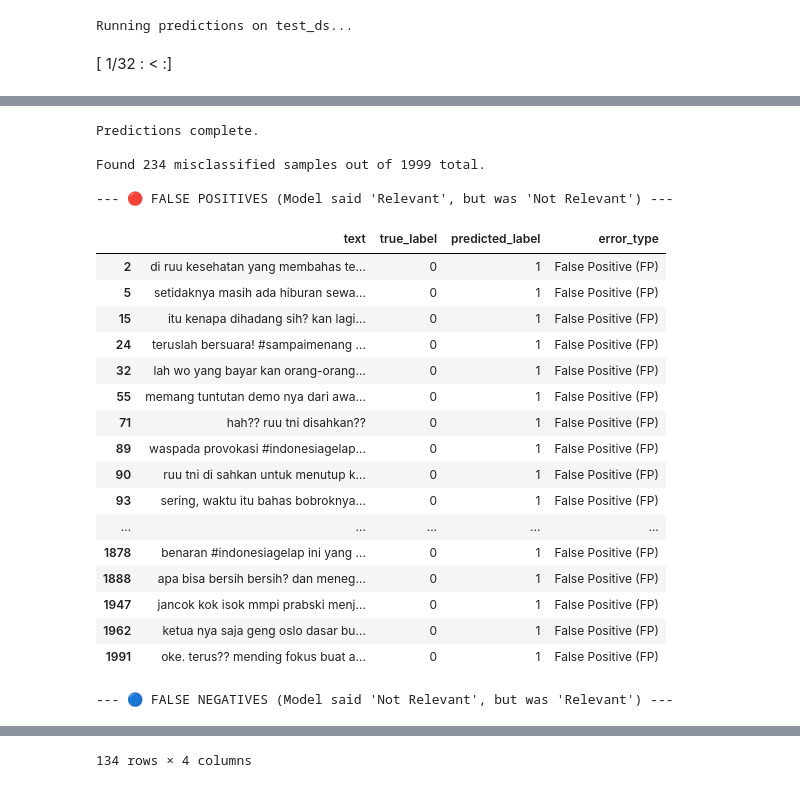
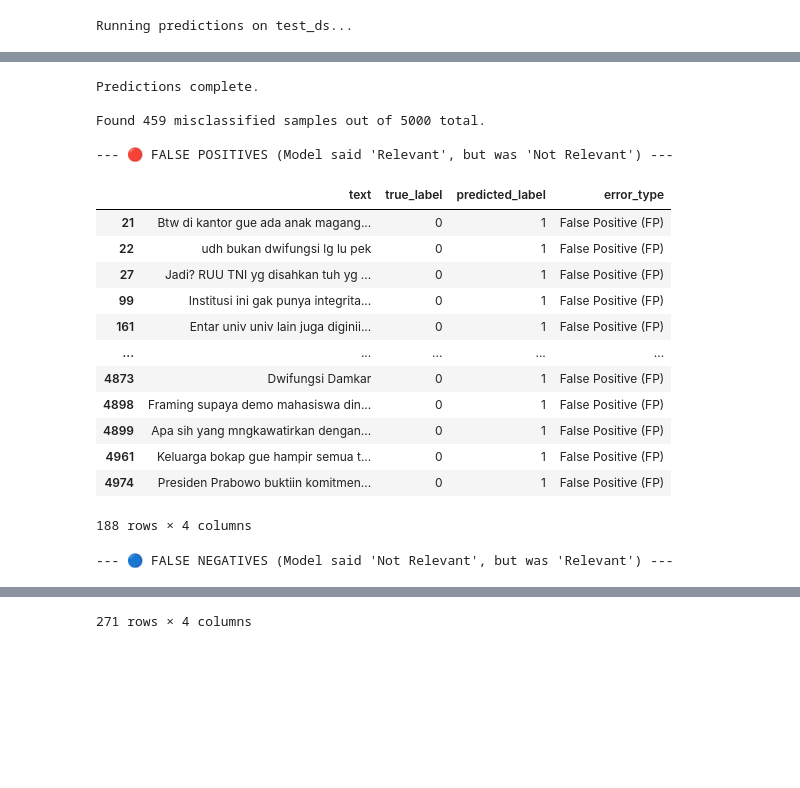
Before and after one commit to SorataBaka/2025-graduation-research, a Jupyter notebook: relevancy-classifier/5. relevancy_classifier_training.ipynb, the cells around one changed output, grey strips where cells are left out. Drawn from its saved outputs; the diff is of its cells as text; code cells hidden in the pictures; blank space fills up the shorter version.

```diff
--- a/relevancy-classifier/5. relevancy_classifier_training.ipynb
+++ b/relevancy-classifier/5. relevancy_classifier_training.ipynb
@@ -1,7 +1,7 @@
 # %%
 from datasets import load_dataset, ClassLabel
-ds = load_dataset("tianharjuno/twitter-parse", cache_dir="cache/")
-train_ds = ds["sampled_20000_labeled"]
+ds = load_dataset("tianharjuno/twitter-parse", cache_dir="/data/cache/")
+train_ds = ds["train"]
 test_ds = ds["test"]
 # Split into 80% train, 20% temp (for eval + test)
 train_ds_split= train_ds.train_test_split(test_size=0.2, seed=42)
@@ -13,18 +13,18 @@ print(train_ds, eval_ds, test_ds)
 
 print(f"Train: {len(train_ds)}, Eval: {len(eval_ds)}, Test: {len(test_ds)}")
 
-class_labels = ClassLabel(names=list(set(train_ds["related"])))
+class_labels = ClassLabel(names=list(set(train_ds["relevant"])))
 
-train_ds = train_ds.cast_column("related", class_labels)
-eval_ds = eval_ds.cast_column("related", class_labels)
-test_ds = test_ds.cast_column("related", class_labels)
+train_ds = train_ds.cast_column("relevant", class_labels)
+eval_ds = eval_ds.cast_column("relevant", class_labels)
+test_ds = test_ds.cast_column("relevant", class_labels)
 
-cleaned_train_ds = train_ds.select_columns(["content", "related"])
-cleaned_test_ds = test_ds.select_columns(["content", "related"])
-cleaned_eval_ds = eval_ds.select_columns(["content", "related"])
-cleaned_train_ds = cleaned_train_ds.rename_column("related", "label")
-cleaned_eval_ds = cleaned_eval_ds.rename_column("related", "label")
-cleaned_test_ds = cleaned_test_ds.rename_column("related", "label")
+cleaned_train_ds = train_ds.select_columns(["content", "relevant"])
+cleaned_test_ds = test_ds.select_columns(["content", "relevant"])
+cleaned_eval_ds = eval_ds.select_columns(["content", "relevant"])
+cleaned_train_ds = cleaned_train_ds.rename_column("relevant", "label")
+cleaned_eval_ds = cleaned_eval_ds.rename_column("relevant", "label")
+cleaned_test_ds = cleaned_test_ds.rename_column("relevant", "label")
 
 cleaned_train_ds = cleaned_train_ds.rename_column("content", "text")
 cleaned_eval_ds = cleaned_eval_ds.rename_column("content", "text")
@@ -81,11 +81,11 @@ device = torch.device("cuda")
 # Load model & tokenizer
 model = AutoModelForSequenceClassification.from_pretrained(
     "indolem/indobertweet-base-uncased",
-    cache_dir="cache/"
+    cache_dir="/data/cache/"
 )
 tokenizer = AutoTokenizer.from_pretrained(
     "indolem/indobertweet-base-uncased",
-    cache_dir="cache/"
+    cache_dir="/data/cache/"
 )
 
 # Move model to device
@@ -176,22 +191,21 @@ def compute_metrics(class_names):
 
 
 training_args = TrainingArguments(
-    output_dir="./results",
+    output_dir="/data",
     overwrite_output_dir=True,
     eval_strategy="epoch",     # evaluate at the end of each epoch
     save_strategy="epoch",           # save checkpoint at the end of each epoch
     learning_rate=1e-5,
     per_device_train_batch_size=128,
     per_device_eval_batch_size=256,
-    num_train_epochs=40,
+    num_train_epochs=10,
     weight_decay=0.05,
     logging_strategy="epoch",
     load_best_model_at_end=True,
     metric_for_best_model="eval_macro_f1",
     greater_is_better=True,
-    warmup_steps=500,
+    warmup_ratio=0.01,
     fp16=True,
-    gradient_accumulation_steps=1,
 )
 
 def train_model(
@@ -210,13 +224,12 @@ def train_model(
         eval_dataset=eval_dataset,
         data_collator=default_data_collator,
         compute_metrics=compute_callback,
-        callbacks=[EarlyStoppingCallback(early_stopping_patience=3)],
         class_weights=class_weights
     )
     print("Starting training...")
     trainer.train()
     print("Training complete. Evaluating...")
-    return trainer.evaluate(eval_dataset = test_dataset)
+    return trainer.evaluate(eval_dataset = test_dataset), trainer.model
 # %%
 import os
 num_false = label_counts.get(False, 0)
@@ -226,6 +239,6 @@ total = num_false + num_true
 my_weights = torch.tensor([num_true / total,  # weight for class 0 (False)
                            num_false / total], # weight for class 1 (True)
                            dtype=torch.float)
-results = train_model(model, encoded_train_ds, encoded_eval_ds, encoded_test_ds, class_labels.names, my_weights)
+results, trained_model = train_model(model, encoded_train_ds, encoded_eval_ds, encoded_test_ds, class_labels.names, my_weights)
 # %% [output]
 Starting training...
@@ -251,13 +286,14 @@ from IPython.display import display, HTML
 # We don't need a full training setup, just a place to output predictions.
 # This creates a dummy TrainingArguments object.
 training_args = TrainingArguments(
-    output_dir="./temp_trainer_results",
+    output_dir="/data",
     per_device_eval_batch_size=64, # Use a large batch size for fast eval
 )
 
 # Initialize the Trainer
 trainer = Trainer(
-    model=model,
+
+    model=trained_model,
     args=training_args,
 )
 
@@ -327,4 +363,3 @@ print("\n--- 🔵 FALSE NEGATIVES (Model said 'Not Relevant', but was 'Relevant'
 display(errors_df[errors_df['error_type'] == 'False Negative (FN)'])
 # %% [output]
 Running predictions on test_ds...
-[ 1/32 : < :]
@@ -331,24 +367,20 @@ Running predictions on test_ds...
 Predictions complete.
 
-Found 234 misclassified samples out of 1999 total.
+Found 459 misclassified samples out of 5000 total.
 
 --- 🔴 FALSE POSITIVES (Model said 'Relevant', but was 'Not Relevant') ---
 |  | text | true_label | predicted_label | error_type |
-| 2 | di ruu kesehatan yang membahas te... | 0 | 1 | False Positive (FP) |
-| 5 | setidaknya masih ada hiburan sewa... | 0 | 1 | False Positive (FP) |
-| 15 | itu kenapa dihadang sih? kan lagi... | 0 | 1 | False Positive (FP) |
-| 24 | teruslah bersuara! #sampaimenang ... | 0 | 1 | False Positive (FP) |
-| 32 | lah wo yang bayar kan orang-orang... | 0 | 1 | False Positive (FP) |
-| 55 | memang tuntutan demo nya dari awa... | 0 | 1 | False Positive (FP) |
-| 71 | hah?? ruu tni disahkan?? | 0 | 1 | False Positive (FP) |
-| 89 | waspada provokasi #indonesiagelap... | 0 | 1 | False Positive (FP) |
-| 90 | ruu tni di sahkan untuk menutup k... | 0 | 1 | False Positive (FP) |
-| 93 | sering, waktu itu bahas bobroknya... | 0 | 1 | False Positive (FP) |
+| 21 | Btw di kantor gue ada anak magang... | 0 | 1 | False Positive (FP) |
+| 22 | udh bukan dwifungsi lg lu pek | 0 | 1 | False Positive (FP) |
+| 27 | Jadi? RUU TNI yg disahkan tuh yg ... | 0 | 1 | False Positive (FP) |
+| 99 | Institusi ini gak punya integrita... | 0 | 1 | False Positive (FP) |
+| 161 | Entar univ univ lain juga diginii... | 0 | 1 | False Positive (FP) |
 | ... | ... | ... | ... | ... |
-| 1878 | benaran #indonesiagelap ini yang ... | 0 | 1 | False Positive (FP) |
-| 1888 | apa bisa bersih bersih? dan meneg... | 0 | 1 | False Positive (FP) |
-| 1947 | jancok kok isok mmpi prabski menj... | 0 | 1 | False Positive (FP) |
-| 1962 | ketua nya saja geng oslo dasar bu... | 0 | 1 | False Positive (FP) |
-| 1991 | oke. terus?? mending fokus buat a... | 0 | 1 | False Positive (FP) |
+| 4873 | Dwifungsi Damkar | 0 | 1 | False Positive (FP) |
+| 4898 | Framing supaya demo mahasiswa din... | 0 | 1 | False Positive (FP) |
+| 4899 | Apa sih yang mngkawatirkan dengan... | 0 | 1 | False Positive (FP) |
+| 4961 | Keluarga bokap gue hampir semua t... | 0 | 1 | False Positive (FP) |
+| 4974 | Presiden Prabowo buktiin komitmen... | 0 | 1 | False Positive (FP) |
---- 🔵 FALSE NEGATIVES (Model said 'Not Relevant', but was 'Relevant') ---
+188 rows × 4 columns
+--- 🔵 FALSE NEGATIVES (Model said 'Not Relevant', but was 'Relevant') ---
 |  | text | true_label | predicted_label | error_type |
@@ -366,4 +398,4 @@ Found 234 misclassified samples out of 1999 total.
-134 rows × 4 columns
+271 rows × 4 columns
 # %%
 def calculate_weighted_metrics(eval_metrics):
     """
```
Also changed, not shown: parts of 17 cells of this notebook, 3 other files.
